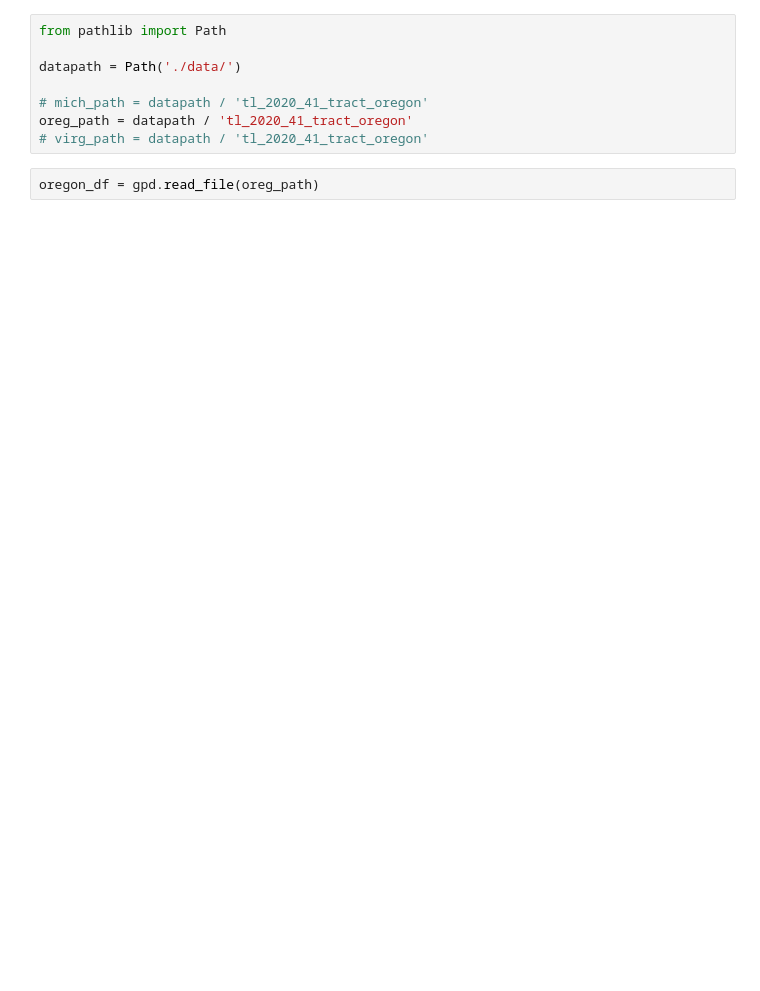
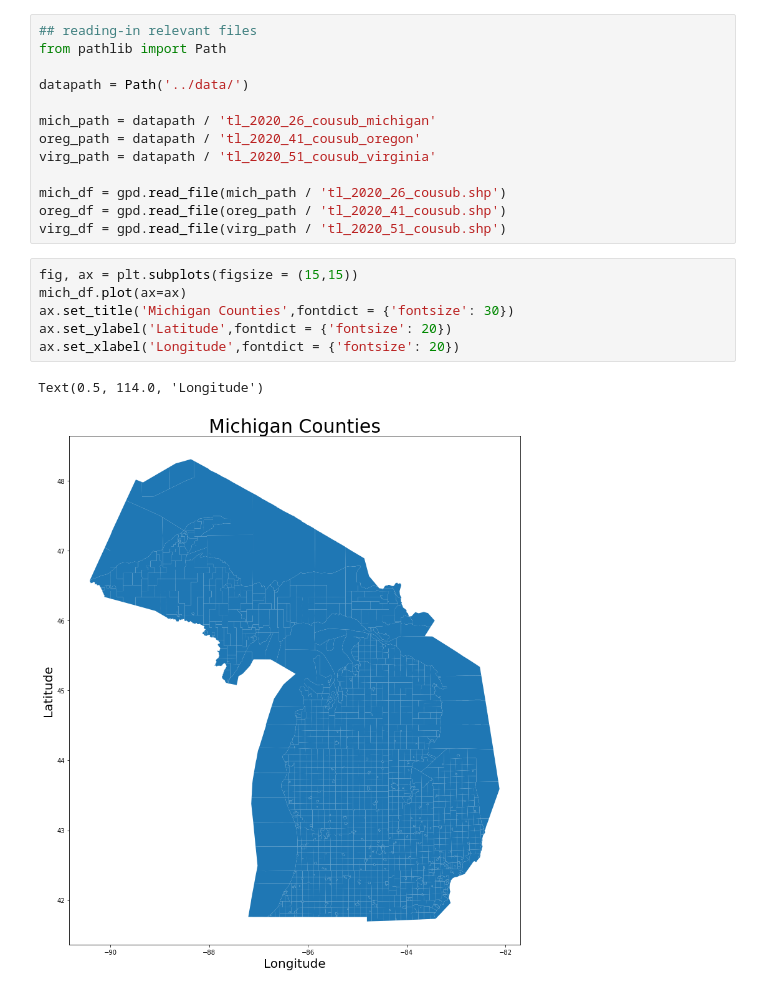
Before and after one commit to fshaikh4/NRT-data-challenge-II_July-2021, a Jupyter notebook: code/scratchwork.ipynb, the cells around one changed output. Cells and saved outputs as stored; diff of their text form; blank space fills up the shorter version.

Commit message:
Updated scratchwork.ipynb with early visualizations of Michigan and Oregon (county-level divisions).

```diff
--- a/code/scratchwork.ipynb
+++ b/code/scratchwork.ipynb
@@ -11,10 +8,22 @@ OSError: could not find or load spatialindex_c-64.dll
 # %%
+## reading-in relevant files
 from pathlib import Path
 
-datapath = Path('./data/')
+datapath = Path('../data/')
 
-# mich_path = datapath / 'tl_2020_41_tract_oregon'
-oreg_path = datapath / 'tl_2020_41_tract_oregon'
-# virg_path = datapath / 'tl_2020_41_tract_oregon'
+mich_path = datapath / 'tl_2020_26_cousub_michigan'
+oreg_path = datapath / 'tl_2020_41_cousub_oregon'
+virg_path = datapath / 'tl_2020_51_cousub_virginia'
+
+mich_df = gpd.read_file(mich_path / 'tl_2020_26_cousub.shp')
+oreg_df = gpd.read_file(oreg_path / 'tl_2020_41_cousub.shp')
+virg_df = gpd.read_file(virg_path / 'tl_2020_51_cousub.shp')
 # %%
-oregon_df = gpd.read_file(oreg_path)
+fig, ax = plt.subplots(figsize = (15,15))
+mich_df.plot(ax=ax)
+ax.set_title('Michigan Counties',fontdict = {'fontsize': 30})
+ax.set_ylabel('Latitude',fontdict = {'fontsize': 20})
+ax.set_xlabel('Longitude',fontdict = {'fontsize': 20})
+# %% [output]
+Text(0.5, 114.0, 'Longitude')
+[figure, added]
```
Also changed, not shown: parts of 2 cells of this notebook.
